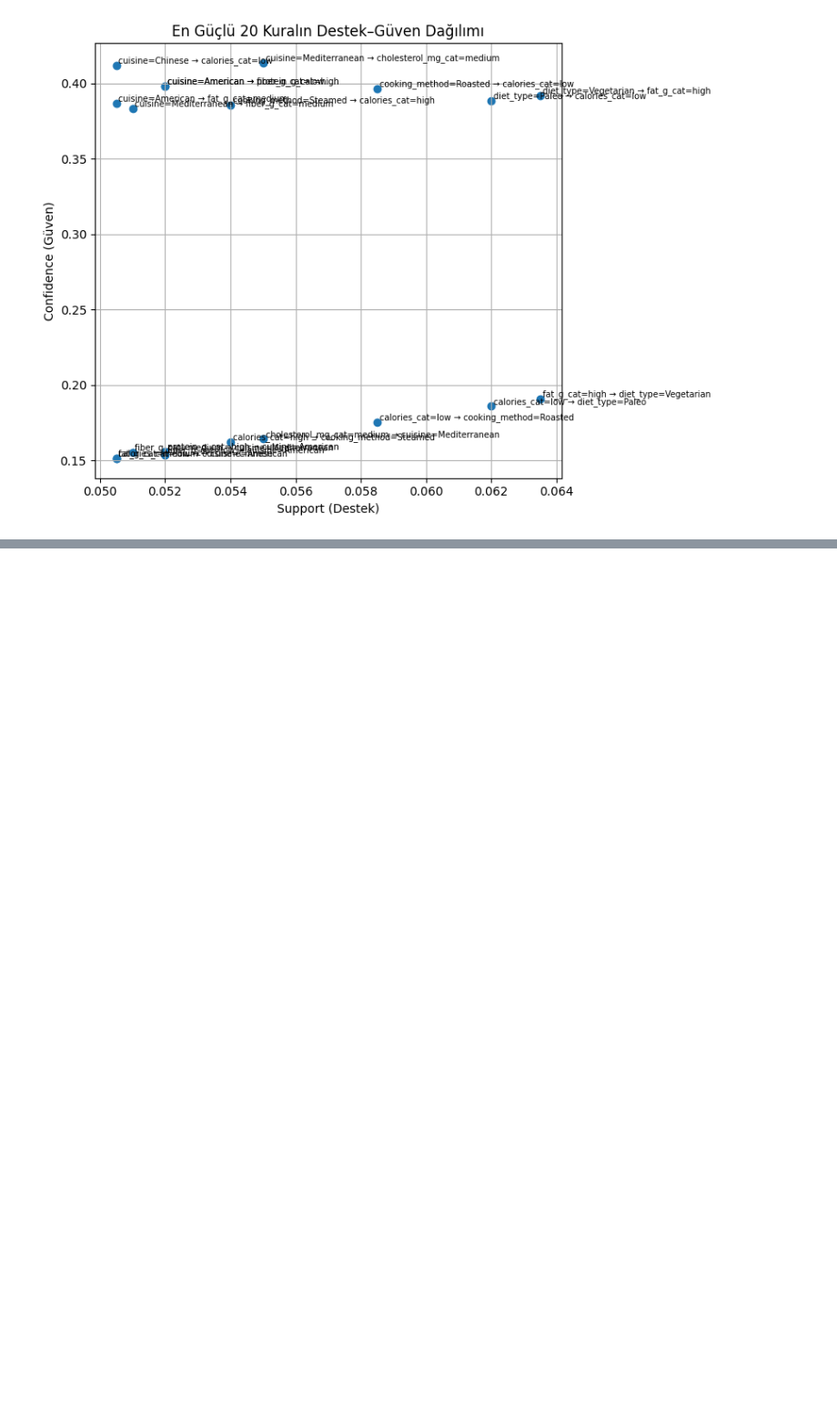
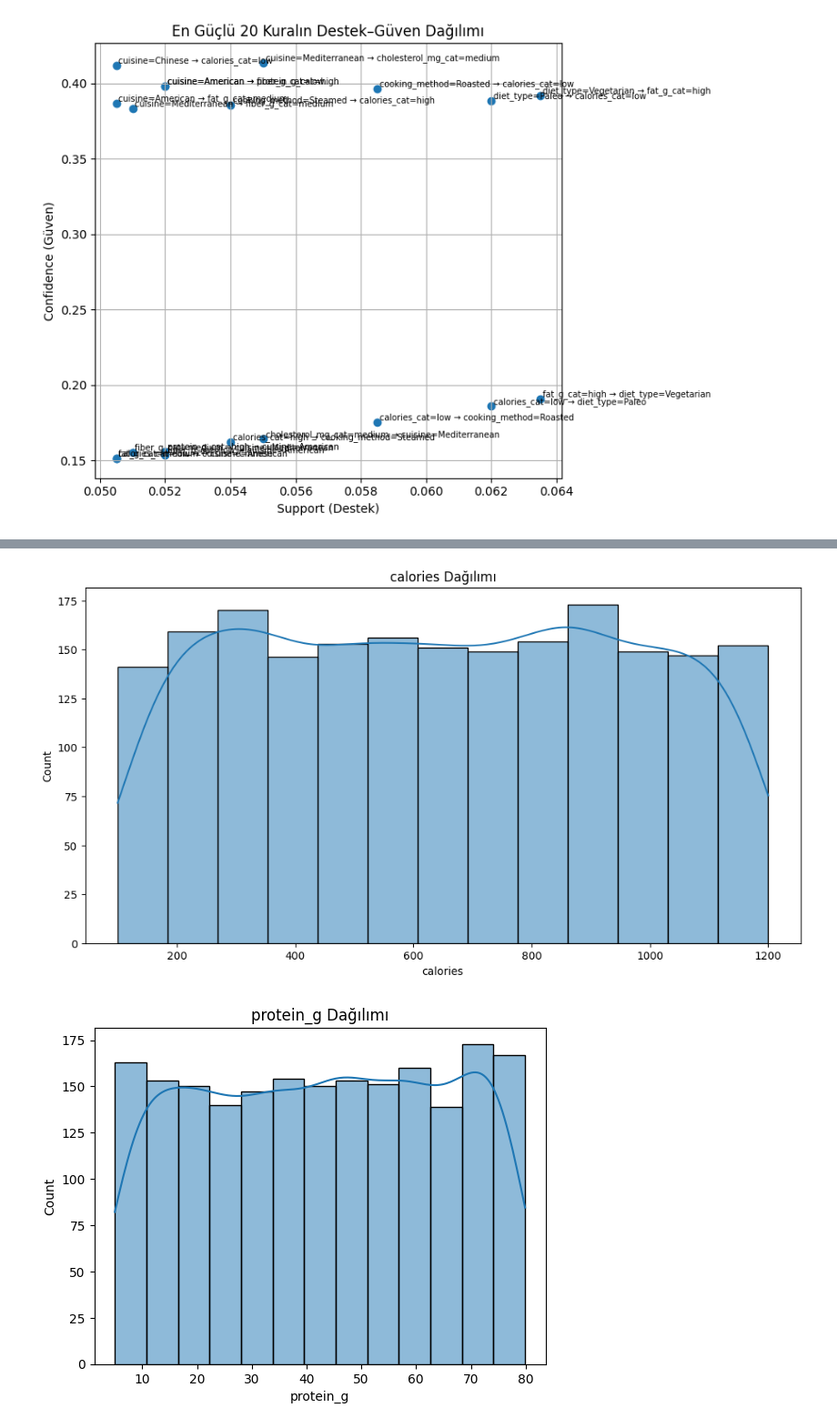
Before and after one commit to caferkarabulut/healthy-eating-miner, a Jupyter notebook: notebooks/01_eda.ipynb, the cells around one changed output, grey strips where cells are left out. Shown at 91% size. Drawn from its saved outputs; the diff is of its cells as text; code cells hidden in the pictures; blank space fills up the shorter version.

```diff
--- a/notebooks/01_eda.ipynb
+++ b/notebooks/01_eda.ipynb
@@ -248,0 +276,11 @@ rules_sorted.to_csv("../results/apriori_rules.csv", index=False)
+# %%
+basket = []
+for idx, row in df.iterrows():
+    items = []
+    for col in numeric_cols:
+        items.append(f"{col}_cat=" + str(row[col + "_cat"]))
+    items.append("cuisine=" + row["cuisine"])
+    items.append("meal_type=" + row["meal_type"])
+    items.append("diet_type=" + row["diet_type"])
+    items.append("cooking_method=" + row["cooking_method"])
+    basket.append(items)
@@ -248,0 +291,20 @@ rules_sorted.to_csv("../results/apriori_rules.csv", index=False)
+# %%
+numeric_cols = [
+    "calories", "protein_g", "carbs_g", "fat_g",
+    "fiber_g", "sugar_g", "sodium_mg", "cholesterol_mg"
+]
+
+for col in numeric_cols:
+    df[col + "_cat"] = pd.qcut(df[col], q=3, labels=["low", "medium", "high"])
+# %%
+basket = []
+
+for idx, row in df.iterrows():
+    items = []
+    for col in numeric_cols:
+        items.append(f"{col}_cat=" + str(row[col + "_cat"]))
+    items.append("cuisine=" + row["cuisine"])
+    items.append("meal_type=" + row["meal_type"])
+    items.append("diet_type=" + row["diet_type"])
+    items.append("cooking_method=" + row["cooking_method"])
+    basket.append(items)
@@ -248,0 +328,15 @@ rules_sorted.to_csv("../results/apriori_rules.csv", index=False)
+# %%
+import matplotlib.pyplot as plt
+import seaborn as sns
+
+num_cols = ["calories", "protein_g", "carbs_g", "fat_g",
+            "fiber_g", "sugar_g", "sodium_mg", "cholesterol_mg"]
+
+plt.figure(figsize=(12, 6))
+for col in num_cols:
+    sns.histplot(df[col], kde=True)
+    plt.title(f"{col} Dağılımı")
+    plt.show()
+# %% [output]
+[figure, added]
+[figure, added]
```
Also changed, not shown: parts of 20 cells of this notebook, 14 other files.
